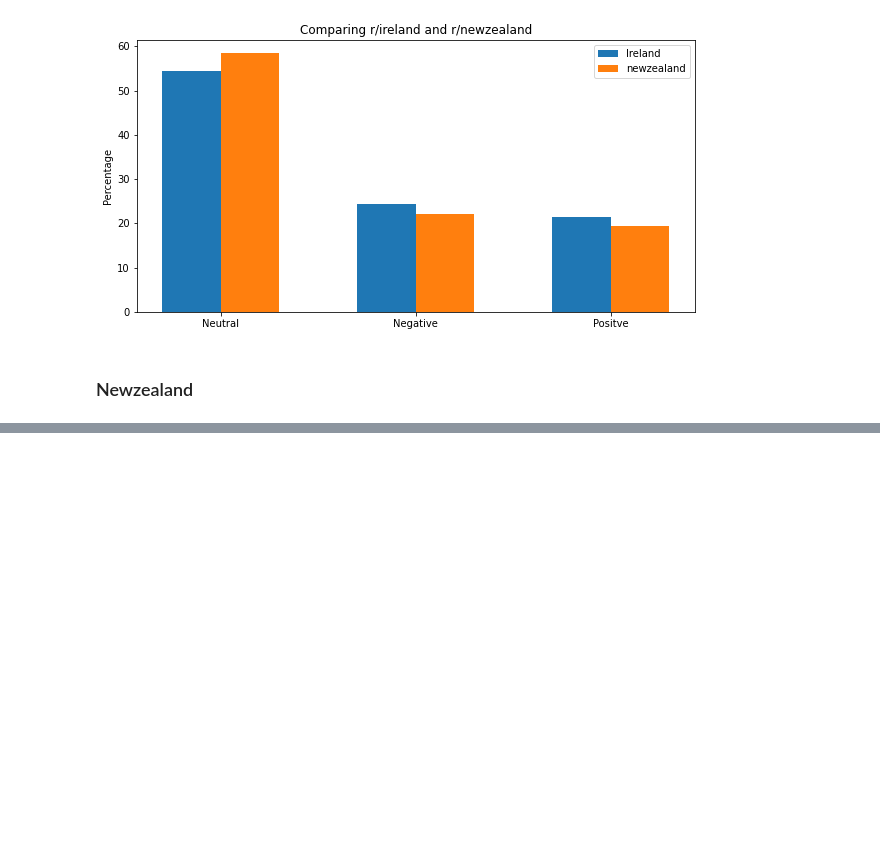
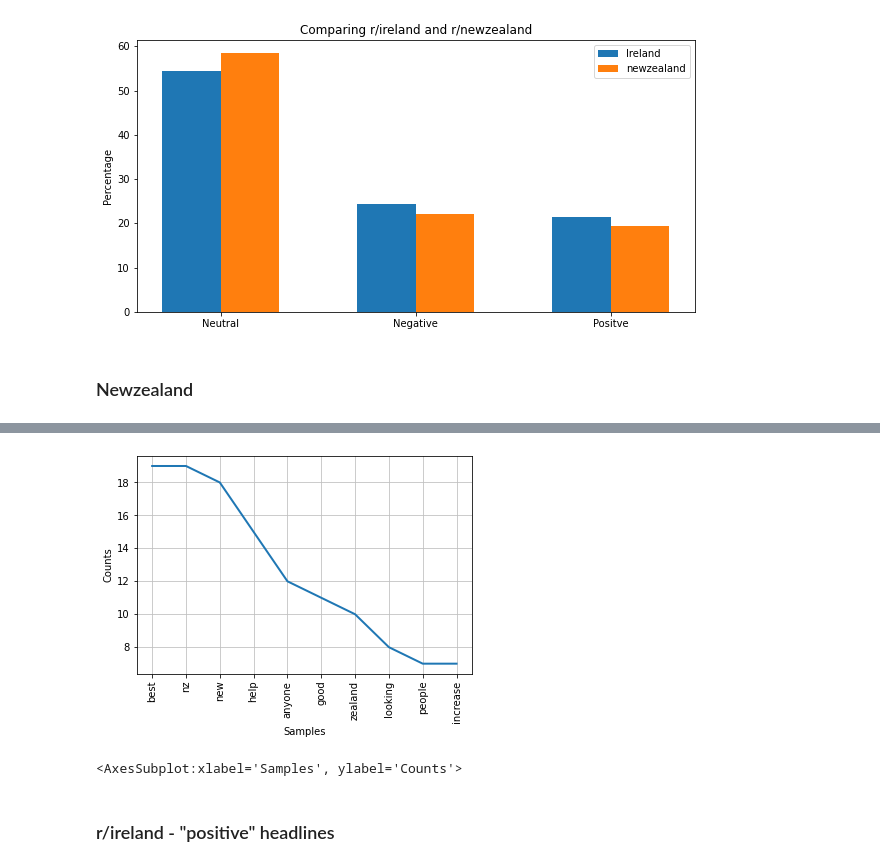
Before and after one commit to Gus1616/investigation_of_language_styles_reddit, a Jupyter notebook: 17350796_reddit_assignment_notebook.ipynb, the cells around one changed output, grey strips where cells are left out. Drawn from its saved outputs; the diff is of its cells as text; code cells hidden in the pictures; blank space fills up the shorter version.

```diff
--- a/17350796_reddit_assignment_notebook.ipynb
+++ b/17350796_reddit_assignment_notebook.ipynb
@@ -312,0 +317,13 @@ plt.show()
+# %%
+# tokenizer that only looks at works, removes punctuation
+tokenizer = RegexpTokenizer(r'\w+')
+stop_words = stopwords.words('english')
+
+def process_text(headlines):
+    tokens = []
+    for line in headlines:
+        toks = tokenizer.tokenize(line)
+        toks = [t.lower() for t in toks if t.lower() not in stop_words]
+        tokens.extend(toks)
+
+    return tokens
@@ -312,0 +332,7 @@ plt.show()
+# %%
+pos_lines_nz = list(df_nz[df_nz.label == 1].headline)
+
+pos_tokens_nz = process_text(pos_lines_nz)
+pos_freq_nz = nltk.FreqDist(pos_tokens_nz)
+
+pos_freq_nz.most_common(20)
@@ -312,0 +360,7 @@ plt.show()
+# %%
+pos_freq_nz.plot(10)
+# %% [output]
+[figure, added]
+<AxesSubplot:xlabel='Samples', ylabel='Counts'>
+# %% [markdown]
+### r/ireland - "positive" headlines
```
Also changed, not shown: parts of 12 cells of this notebook.
